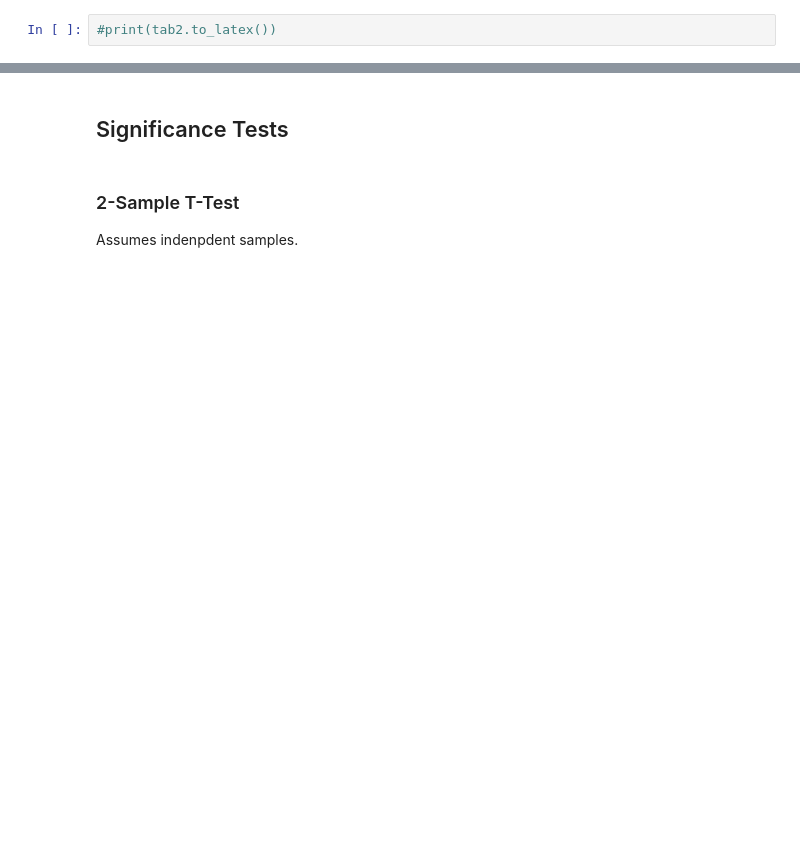
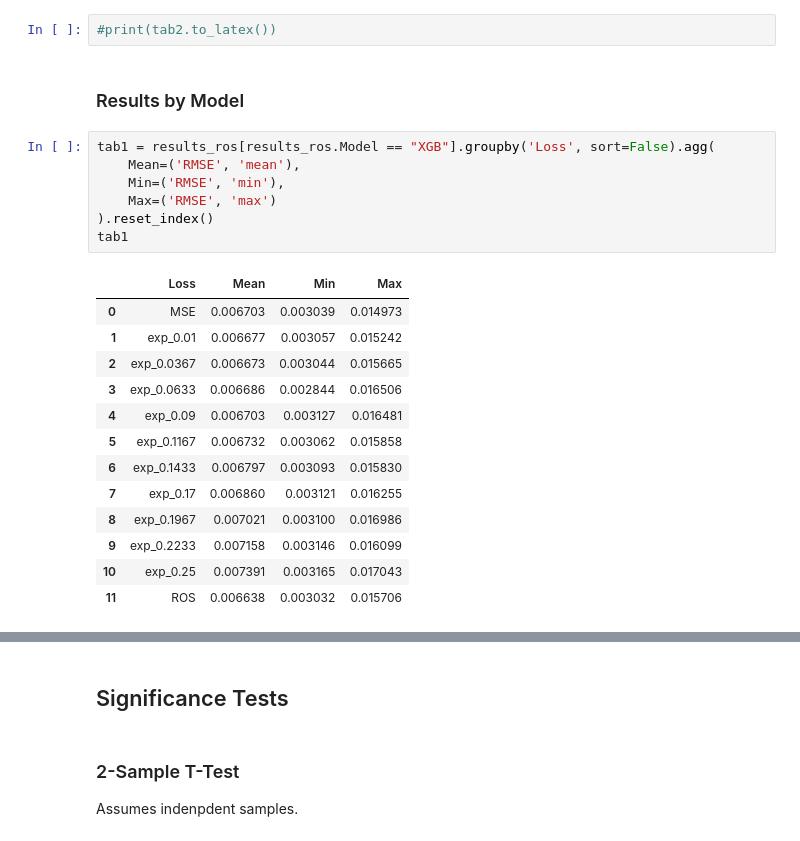
Before and after one commit to jh-206/Custom-Loss-FMDA, a Jupyter notebook: outputs/3_results-OUTPUTS.ipynb, the cells around one changed output, grey strips where cells are left out. Saved outputs shown, nothing was run; the diff lists cells and outputs as text; blank space fills up the shorter version.

```diff
--- a/outputs/3_results-OUTPUTS.ipynb
+++ b/outputs/3_results-OUTPUTS.ipynb
@@ -150,2 +146,25 @@ tab2.round(2)
 # %%
 #print(tab2.to_latex())
+# %% [markdown]
+### Results by Model
+# %%
+tab1 = results_ros[results_ros.Model == "XGB"].groupby('Loss', sort=False).agg(
+    Mean=('RMSE', 'mean'),
+    Min=('RMSE', 'min'),
+    Max=('RMSE', 'max')
+).reset_index()
+tab1
+# %% [output]
+|  | Loss | Mean | Min | Max |
+| 0 | MSE | 0.006703 | 0.003039 | 0.014973 |
+| 1 | exp_0.01 | 0.006677 | 0.003057 | 0.015242 |
+| 2 | exp_0.0367 | 0.006673 | 0.003044 | 0.015665 |
+| 3 | exp_0.0633 | 0.006686 | 0.002844 | 0.016506 |
+| 4 | exp_0.09 | 0.006703 | 0.003127 | 0.016481 |
+| 5 | exp_0.1167 | 0.006732 | 0.003062 | 0.015858 |
+| 6 | exp_0.1433 | 0.006797 | 0.003093 | 0.015830 |
+| 7 | exp_0.17 | 0.006860 | 0.003121 | 0.016255 |
+| 8 | exp_0.1967 | 0.007021 | 0.003100 | 0.016986 |
+| 9 | exp_0.2233 | 0.007158 | 0.003146 | 0.016099 |
+| 10 | exp_0.25 | 0.007391 | 0.003165 | 0.017043 |
+| 11 | ROS | 0.006638 | 0.003032 | 0.015706 |
```
Also changed, not shown: parts of 26 cells of this notebook, 1 other file.
